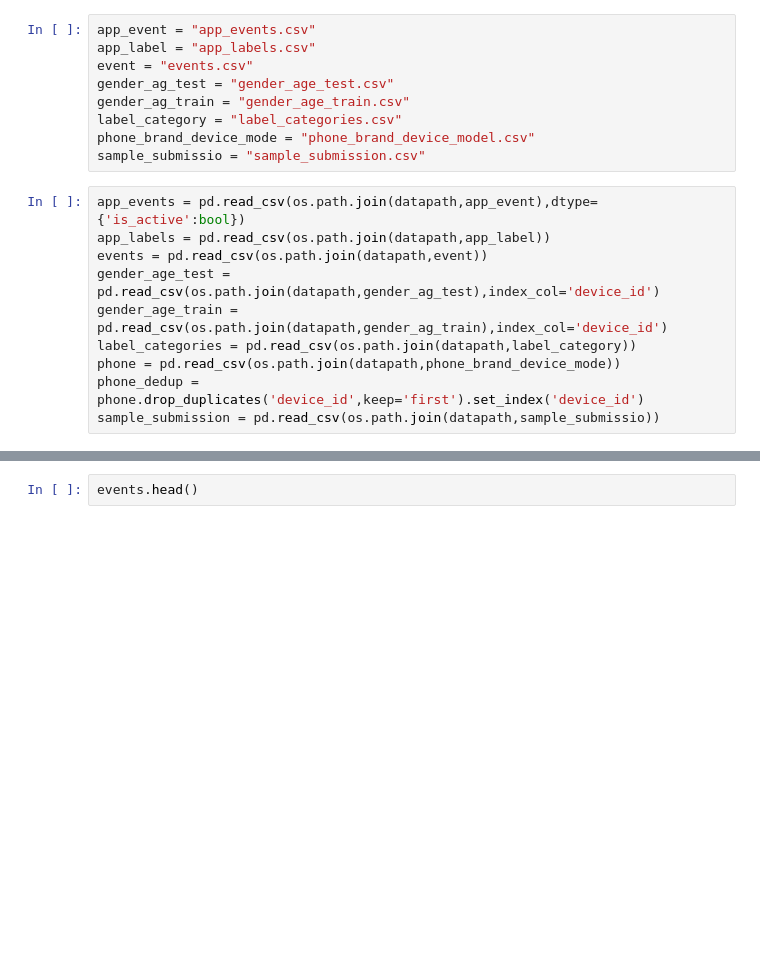
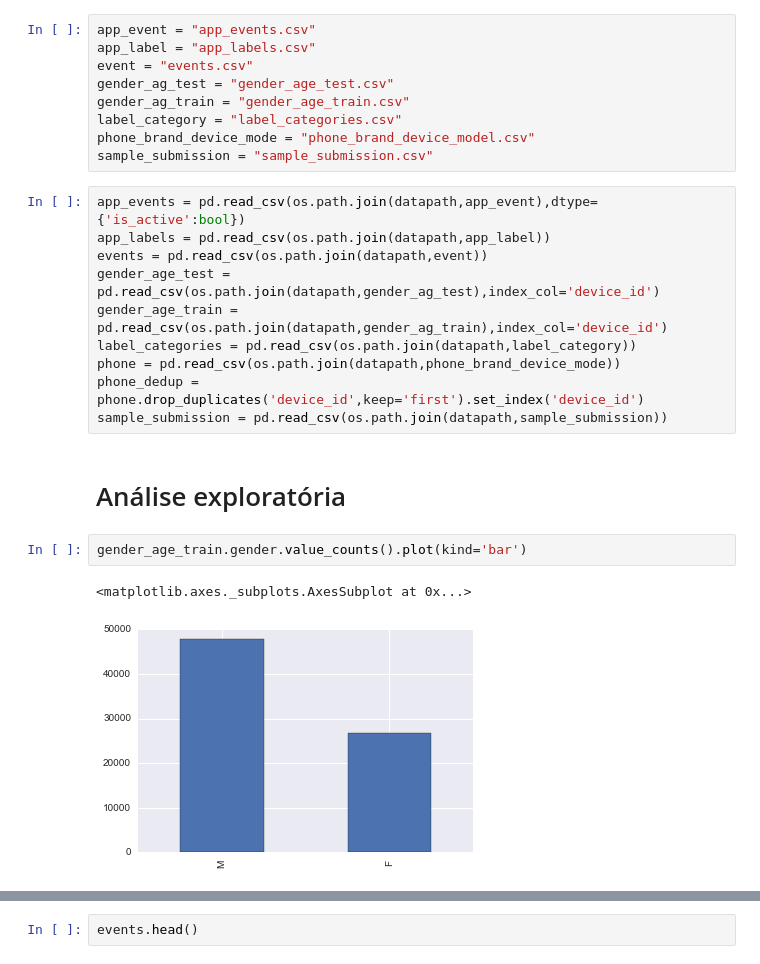
Before and after one commit to errearanhas/disciplina_MMD, a Jupyter notebook: TalkingData_local.ipynb, the cells around one changed output, grey strips where cells are left out. Drawn from its saved outputs; the diff is of its cells as text; blank space fills up the shorter version.

```diff
--- a/TalkingData_local.ipynb
+++ b/TalkingData_local.ipynb
@@ -28,7 +29,7 @@ gender_ag_test = "gender_age_test.csv"
 gender_ag_train = "gender_age_train.csv"
 label_category = "label_categories.csv"
 phone_brand_device_mode = "phone_brand_device_model.csv"
-sample_submissio = "sample_submission.csv"
+sample_submission = "sample_submission.csv"
 # %%
 app_events = pd.read_csv(os.path.join(datapath,app_event),dtype={'is_active':bool})
 app_labels = pd.read_csv(os.path.join(datapath,app_label))
@@ -38,4 +39,11 @@ gender_age_train = pd.read_csv(os.path.join(datapath,gender_ag_train),index_col=
 label_categories = pd.read_csv(os.path.join(datapath,label_category))
 phone = pd.read_csv(os.path.join(datapath,phone_brand_device_mode))
 phone_dedup = phone.drop_duplicates('device_id',keep='first').set_index('device_id')
-sample_submission = pd.read_csv(os.path.join(datapath,sample_submissio))
+sample_submission = pd.read_csv(os.path.join(datapath,sample_submission))
+# %% [markdown]
+# Análise exploratória
+# %%
+gender_age_train.gender.value_counts().plot(kind='bar')
+# %% [output]
+<matplotlib.axes._subplots.AxesSubplot at 0x...>
+[figure, added]
```
Also changed, not shown: parts of 33 cells of this notebook.
